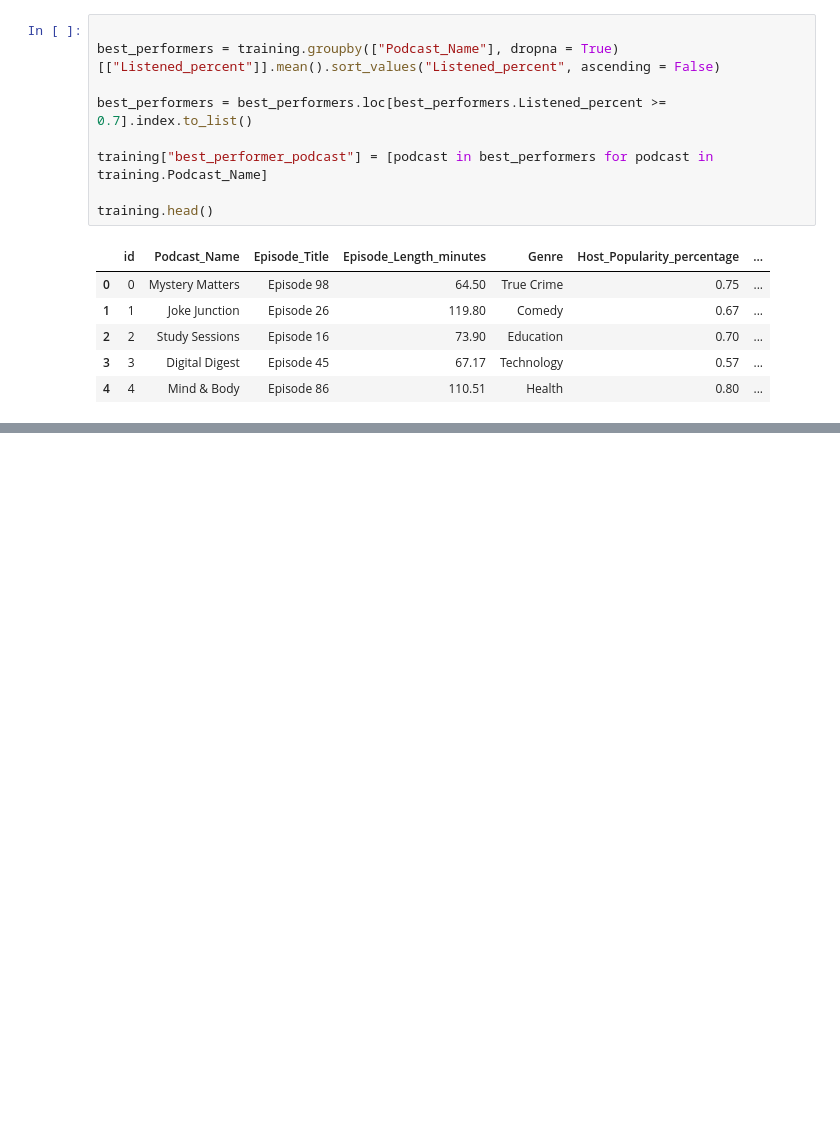
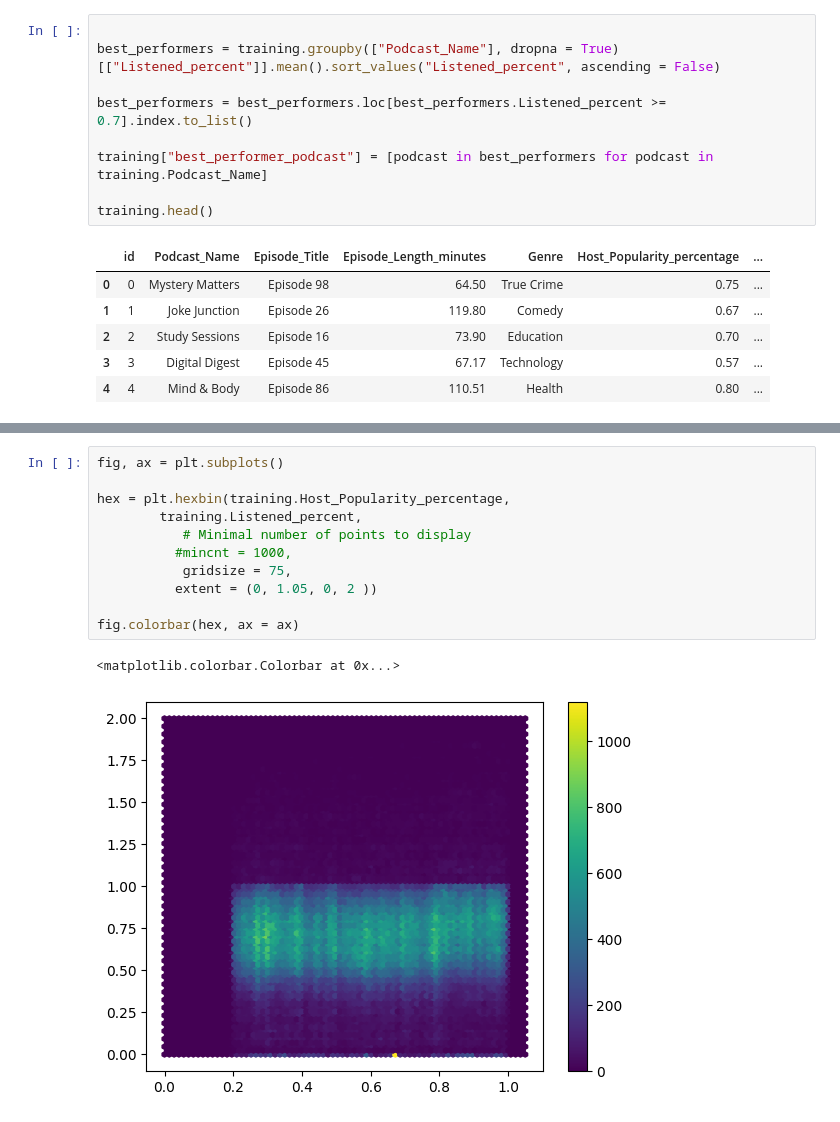
Before and after one commit to Mkranj/podcast_listening_time, a Jupyter notebook: EDA.ipynb, the cells around one changed output, grey strips where cells are left out. Cells and saved outputs as stored; diff of their text form; blank space fills up the shorter version.

```diff
--- a/EDA.ipynb
+++ b/EDA.ipynb
@@ -343,0 +386,14 @@ training.head()
+# %%
+fig, ax = plt.subplots()
+
+hex = plt.hexbin(training.Host_Popularity_percentage,
+        training.Listened_percent,
+           # Minimal number of points to display
+          #mincnt = 1000,
+           gridsize = 75,
+          extent = (0, 1.05, 0, 2 ))
+
+fig.colorbar(hex, ax = ax)
+# %% [output]
+<matplotlib.colorbar.Colorbar at 0x...>
+[figure, added]
```
Also changed, not shown: parts of 22 cells of this notebook, 1 other file.
